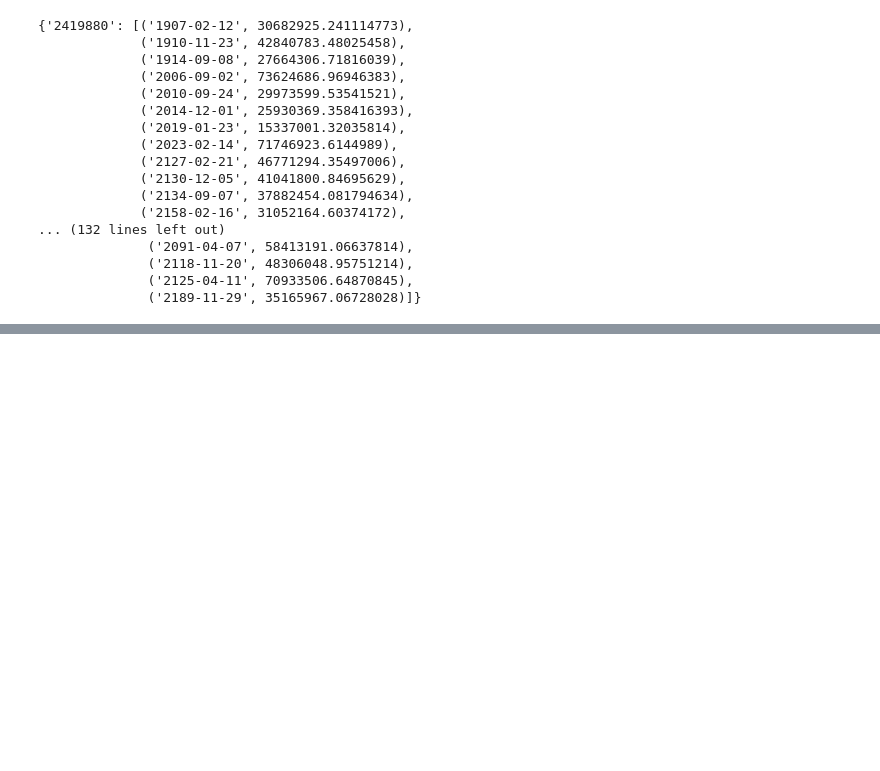
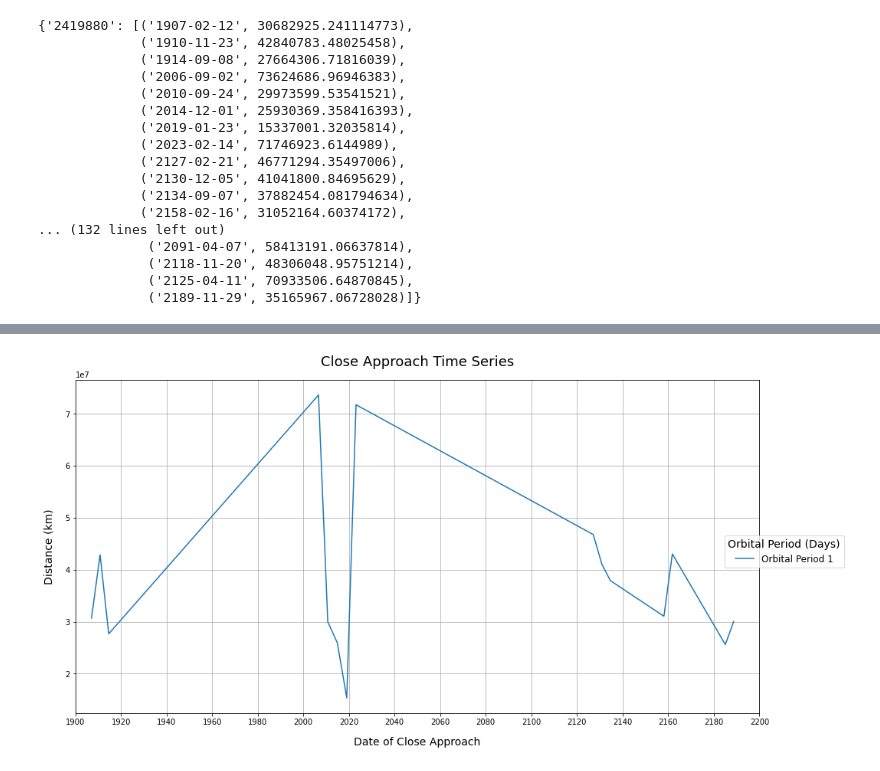
Before and after one commit to benchrisblair/cap-comp215, a Jupyter notebook: projects/project01.ipynb, the cells around one changed output, grey strips where cells are left out. Cells and saved outputs as stored; diff of their text form; code cells hidden in the pictures; blank space fills up the shorter version.

Commit message:
Created plot with matplotlib

```diff
--- a/projects/project01.ipynb
+++ b/projects/project01.ipynb
@@ -100,0 +105,22 @@ pprint(neo_datasets)
+# %%
+test_data = [('1907-02-12', 30682925.241114773),
+             ('1910-11-23', 42840783.48025458),
+             ('1914-09-08', 27664306.71816039),
+             ('2006-09-02', 73624686.96946383),
+             ('2010-09-24', 29973599.53541521),
+             ('2014-12-01', 25930369.358416393),
+             ('2019-01-23', 15337001.32035814),
+             ('2023-02-14', 71746923.6144989),
+             ('2127-02-21', 46771294.35497006),
+             ('2130-12-05', 41041800.84695629),
+             ('2134-09-07', 37882454.081794634),
+             ('2158-02-16', 31052164.60374172),
+             ('2161-10-27', 43035178.716662034),
+             ('2185-01-21', 25602209.855127398),
+             ('2188-09-09', 30014023.90176618)]
+
+x = [datetime.date.fromisoformat(coord[0]) for coord in test_data]
+y = [coord[1] for coord in test_data]
+
+pprint(x)
+pprint(y)
@@ -100,0 +145,23 @@ pprint(neo_datasets)
+# %%
+fig, ax = plt.subplots(figsize=(16,8))
+
+ax.set_title('Close Approach Time Series', fontsize=18, pad=18)
+
+ax.set_xlabel('Date of Close Approach', labelpad=14, fontsize=14)
+ax.set_ylabel('Distance (km)', labelpad=14, fontsize=14)
+
+locator = mdates.AutoDateLocator(maxticks=25)
+formatter = mdates.ConciseDateFormatter(locator)
+ax.xaxis.set_major_locator(locator)
+ax.xaxis.set_major_formatter(formatter)
+
+ax.set_xlim(left=datetime.date(1900, 1, 1), right=datetime.date(2200, 1, 1))
+
+
+ax.grid(True)
+ax.plot(x, y, label='Orbital Period 1')  # TODO: Replace 'Orbital Period 1' with numerical value
+fig.legend(title='Orbital Period (Days)', loc='right', title_fontsize=14, fontsize=12)
+
+plt.show()
+# %% [output]
+[figure, added]
```
Also changed, not shown: parts of 3 cells of this notebook.
